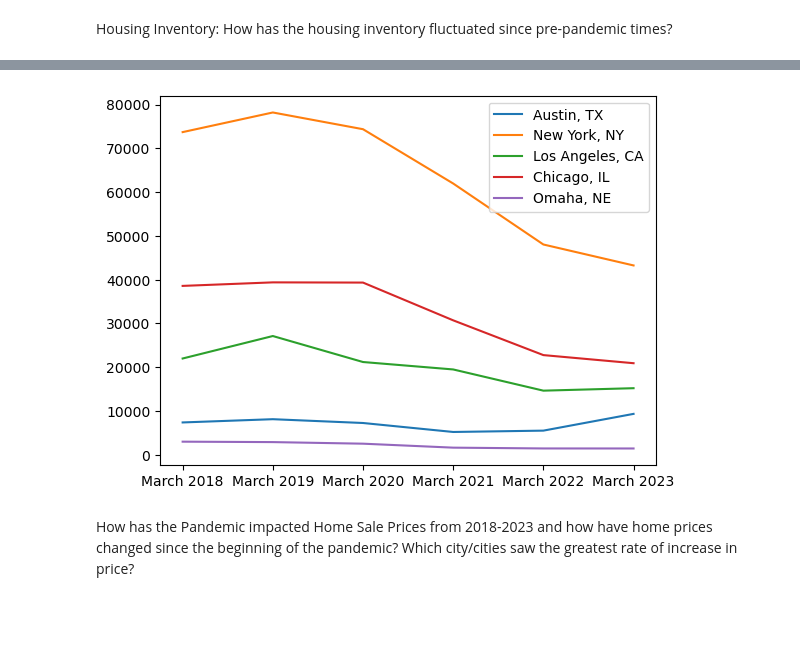
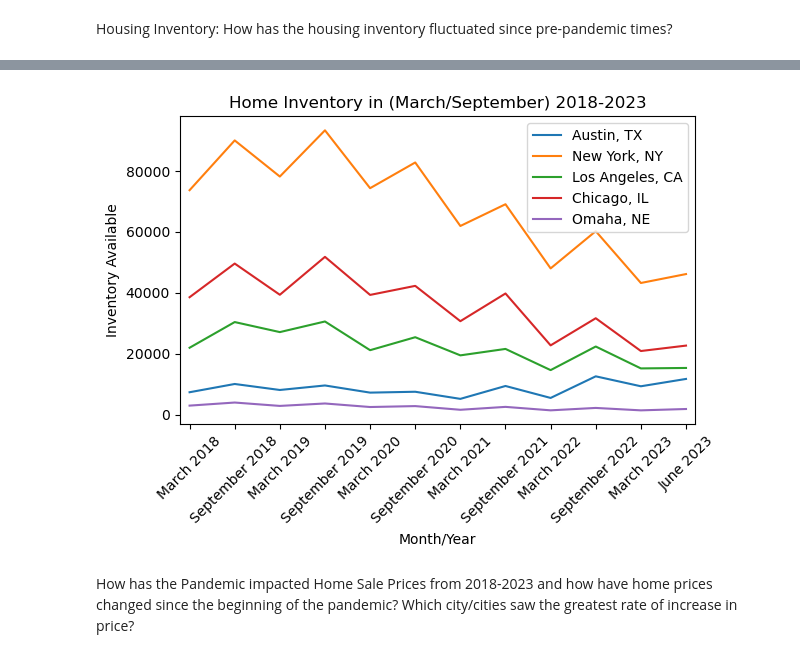
Before and after one commit to ashley-ley/Zillow-Housing-Analysis, a Jupyter notebook: Zillow-Notebook.ipynb, the cells around one changed output, grey strips where cells are left out. Drawn from its saved outputs; the diff is of its cells as text; code cells hidden in the pictures; blank space fills up the shorter version.

Commit message:
Modify Housing Inventory to update Line Plot

```diff
--- a/Zillow-Notebook.ipynb
+++ b/Zillow-Notebook.ipynb
@@ -14,14 +14,14 @@ median_sale_path_df = pd.read_csv(median_sale_path)
 # %% [markdown]
 Housing Inventory: How has the housing inventory fluctuated since pre-pandemic times?
 # %%
-region_df = for_sale_inventory_df.rename(columns={"2018-03-31":"March 2018",
-                                                              "2019-03-31":"March 2019",
-                                                              "2020-03-31":"March 2020",
-                                                              "2021-03-31":"March 2021",
-                                                              "2022-03-31":"March 2022",
-                                                              "2023-03-31":"March 2023"})
+region_df = for_sale_inventory_df.rename(columns={"2018-03-31":"March 2018","2018-09-30":"September 2018",
+                                                "2019-03-31":"March 2019","2019-09-30":"September 2019",
+                                                "2020-03-31":"March 2020","2020-09-30":"September 2020",
+                                                "2021-03-31":"March 2021","2021-09-30":"September 2021",
+                                                "2022-03-31":"March 2022","2022-09-30":"September 2022",
+                                                "2023-03-31":"March 2023","2023-06-30":"June 2023",})
 housing_inventory = region_df[["RegionID","RegionName","RegionType","StateName",
-                                           "March 2018","March 2019","March 2020","March 2021",
-                                           "March 2022","March 2023"]].copy()
+                                           "March 2018","September 2018","March 2019","September 2019","March 2020","September 2020","March 2021",
+                                           "September 2021","March 2022","September 2022","March 2023","June 2023"]].copy()
 housing_inventory
 # %% [output]
@@ -54,36 +54,54 @@ inventory_comparison = housing_inventory.loc[(housing_inventory["RegionName"] ==
                                              (housing_inventory["RegionName"] == "New York, NY") |
                                              (housing_inventory["RegionName"] == "Los Angeles, CA")
                                             ]
 
 # Reset index to match the city and state we are analyzing
-inventory_comparison.set_index("RegionName")
+inventory_comparison = inventory_comparison.set_index("RegionName")
 
 # Find the row where each city is located
 housing_inventory.loc[housing_inventory["RegionName"] == "Omaha, NE"]
 housing_inventory.loc[housing_inventory["RegionName"] == "New York, NY"]
 housing_inventory.loc[housing_inventory["RegionName"] == "Chicago, IL"]
 housing_inventory.loc[housing_inventory["RegionName"] == "Los Angeles, CA"]
 housing_inventory.loc[housing_inventory["RegionName"] == "Austin, TX"]
 
 # Find the inventory over the five-year period for each city
 ny_ny_inventory = housing_inventory.iloc[1,4:].to_list()
 om_ne_inventory = housing_inventory.iloc[58,4:].to_list()
 ch_il_inventory = housing_inventory.iloc[3,4:].to_list()
 los_ca_inventory = housing_inventory.iloc[2,4:].to_list()
 au_tx_inventory = housing_inventory.iloc[29,4:].to_list()
 
 # Create a DataFrame that displays the housing inventory over a 5-year period for the five cities in the US
 df = pd.DataFrame({
     "Austin, TX": au_tx_inventory,
     "New York, NY": ny_ny_inventory,
     "Los Angeles, CA": los_ca_inventory,
     "Chicago, IL": ch_il_inventory,
     "Omaha, NE": om_ne_inventory
-}, index = ["March 2018","March 2019","March 2020","March 2021","March 2022","March 2023"])
+}, index =  ["March 2018","September 2018","March 2019","September 2019","March 2020","September 2020","March 2021",
+                                           "September 2021","March 2022","September 2022","March 2023","June 2023"])
 
 line = df.plot.line()
+
+# Set a Title and labels
+plt.title("Home Inventory in (March/September) 2018-2023")
+plt.xlabel("Month/Year")
+plt.ylabel("Inventory Available")
+plt.xlim(-0.22,11.2)
+
+# Work with the x ticks
+tick_positions = [0, 1, 2, 3, 4, 5, 6, 7, 8, 9, 10, 11]
+tick_labels = ["March 2018","September 2018","March 2019","September 2019","March 2020","September 2020","March 2021",
+                                           "September 2021","March 2022","September 2022","March 2023","June 2023"]
+plt.xticks(tick_positions,tick_labels, rotation=45)
+
+# Save our graph and show the graph
+plt.tight_layout()
+plt.savefig("Output/Pandemic-Home-Inventory.png")
+plt.show()
 # %% [output]
-[figure, old version]
+[figure, new version]
 # %% [markdown]
 How has the Pandemic impacted Home Sale Prices from 2018-2023 and how have home prices changed since the beginning of the pandemic? Which city/cities saw the greatest rate of increase in price?
 # %%
```
Also changed, not shown: parts of 1 cell of this notebook.
